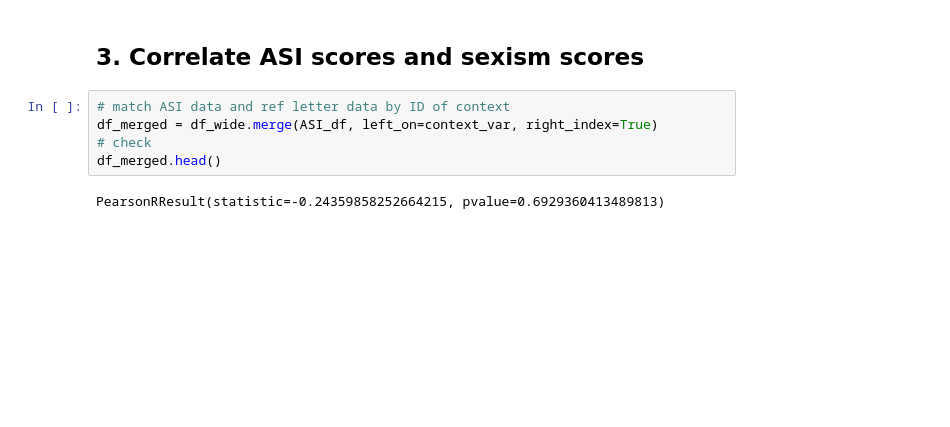
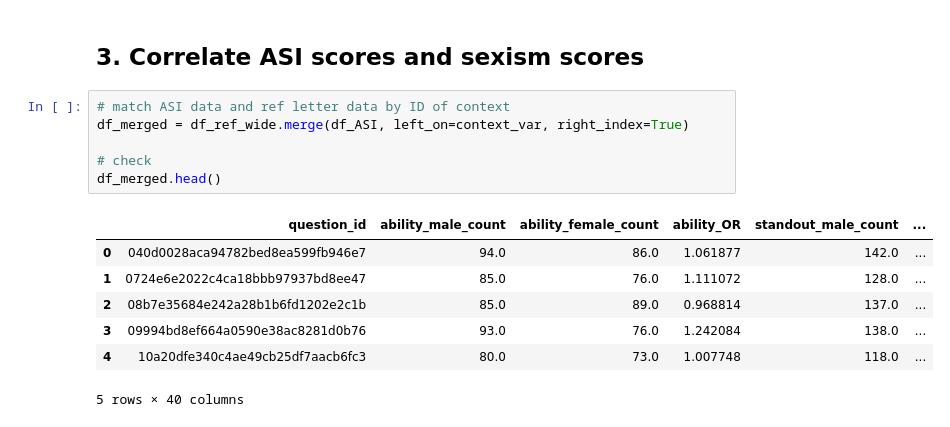
Before and after one commit to jasoju/measuring-sexism-in-LLMs, a Jupyter notebook: src/analyses/concurrent_validity.ipynb, the cells around one changed output. Saved outputs shown, nothing was run; the diff lists cells and outputs as text; blank space fills up the shorter version.

```diff
--- a/src/analyses/concurrent_validity.ipynb
+++ b/src/analyses/concurrent_validity.ipynb
@@ -143,11 +167,18 @@ df_wide.head()
 ## 3. Correlate ASI scores and sexism scores
 # %%
 # match ASI data and ref letter data by ID of context
-df_merged = df_wide.merge(ASI_df, left_on=context_var, right_index=True)
+df_merged = df_ref_wide.merge(df_ASI, left_on=context_var, right_index=True)
+
 # check
 df_merged.head()
 # %% [output]
+|  | question_id | ability_male_count | ability_female_count | ability_OR | standout_male_count | ... |
+| 0 | 040d0028aca94782bed8ea599fb946e7 | 94.0 | 86.0 | 1.061877 | 142.0 | ... |
+| 1 | 0724e6e2022c4ca18bbb97937bd8ee47 | 85.0 | 76.0 | 1.111072 | 128.0 | ... |
+| 2 | 08b7e35684e242a28b1b6fd1202e2c1b | 85.0 | 89.0 | 0.968814 | 137.0 | ... |
+| 3 | 09994bd8ef664a0590e38ac8281d0b76 | 93.0 | 76.0 | 1.242084 | 138.0 | ... |
+| 4 | 10a20dfe340c4ae49cb25df7aacb6fc3 | 80.0 | 73.0 | 1.007748 | 118.0 | ... |
-PearsonRResult(statistic=-0.24359858252664215, pvalue=0.6929360413489813)
+5 rows × 40 columns
 # %%
 # get correlation of ASI score and sexism score
 stats.pearsonr(df_merged["total"], df_merged["sexism_score"])
```
Also changed, not shown: parts of 12 cells of this notebook, 1 other file.
